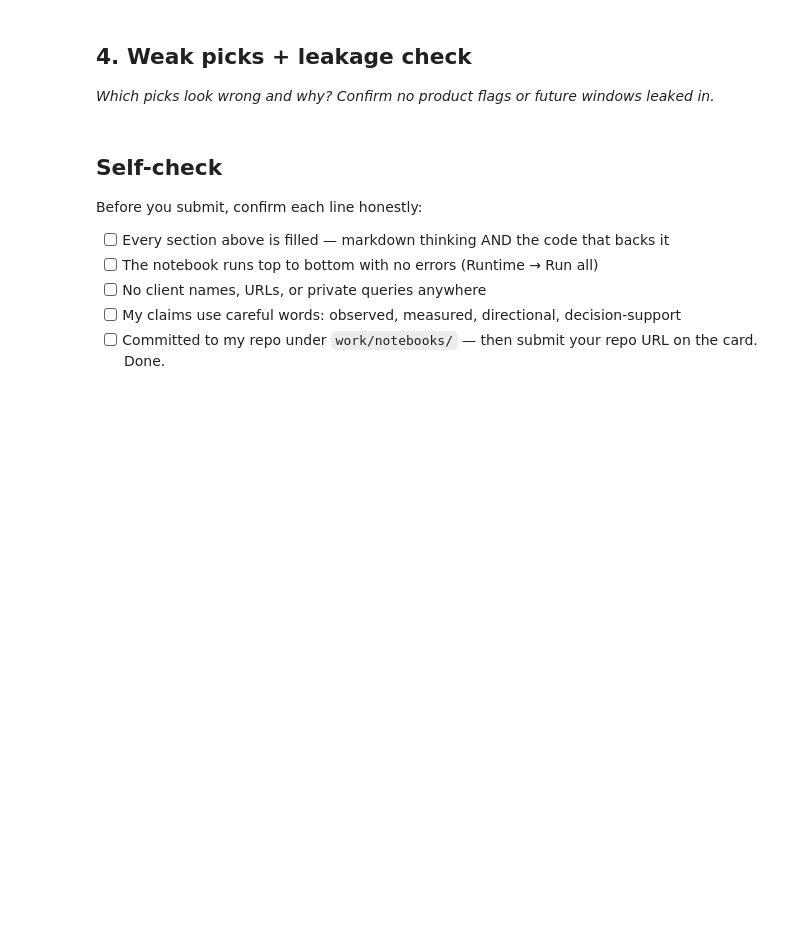
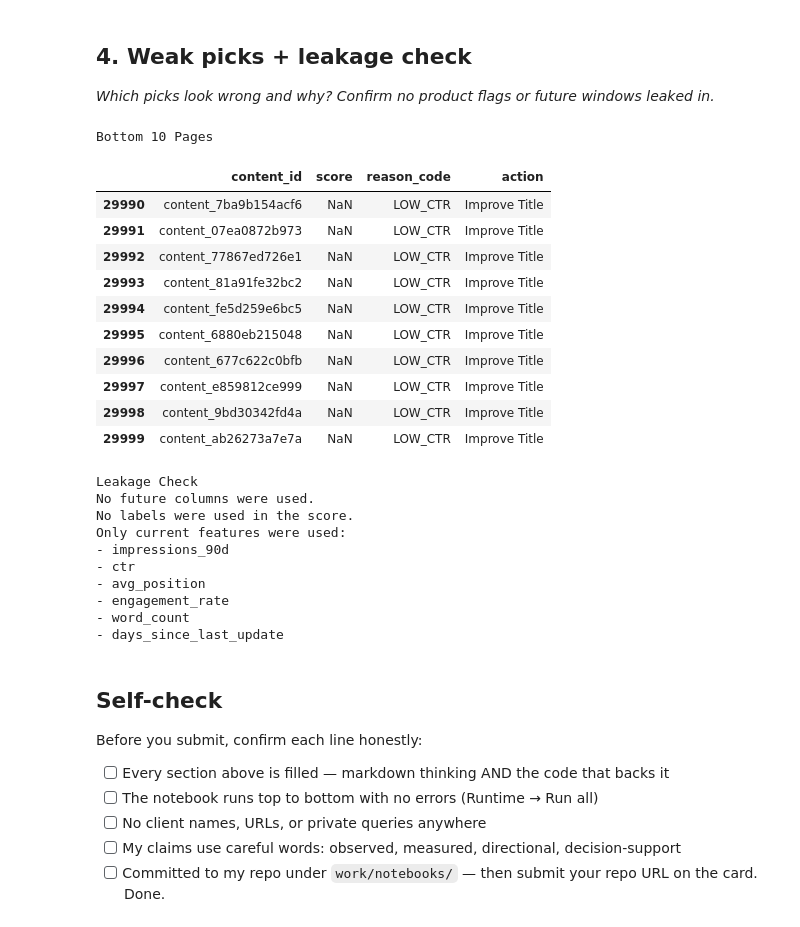
Before and after one commit to AyeshaRiaz66/FlyRank-ML-Internship, a Jupyter notebook: work/notebooks/w04_baseline_score.ipynb, the cells around one changed output. Drawn from its saved outputs; the diff is of its cells as text; code cells hidden in the pictures; blank space fills up the shorter version.

```diff
--- a/work/notebooks/w04_baseline_score.ipynb
+++ b/work/notebooks/w04_baseline_score.ipynb
@@ -37,3 +191,53 @@ This skeleton is yours to fill. Work the sections **in order** — each one has
+# %%
+print("Bottom 10 Pages")
+
+display(
+baseline.tail(10)[[
+"content_id",
+"score",
+"reason_code",
+"action"
+]]
+)
+
+print()
+
+print("Leakage Check")
+
+print("No future columns were used.")
+
+print("No labels were used in the score.")
+
+print("Only current features were used:")
+print("- impressions_90d")
+print("- ctr")
+print("- avg_position")
+print("- engagement_rate")
+print("- word_count")
+print("- days_since_last_update")
+# %% [output]
+Bottom 10 Pages
+|  | content_id | score | reason_code | action |
+| 29990 | content_7ba9b154acf6 | NaN | LOW_CTR | Improve Title |
+| 29991 | content_07ea0872b973 | NaN | LOW_CTR | Improve Title |
+| 29992 | content_77867ed726e1 | NaN | LOW_CTR | Improve Title |
+| 29993 | content_81a91fe32bc2 | NaN | LOW_CTR | Improve Title |
+| 29994 | content_fe5d259e6bc5 | NaN | LOW_CTR | Improve Title |
+| 29995 | content_6880eb215048 | NaN | LOW_CTR | Improve Title |
+| 29996 | content_677c622c0bfb | NaN | LOW_CTR | Improve Title |
+| 29997 | content_e859812ce999 | NaN | LOW_CTR | Improve Title |
+| 29998 | content_9bd30342fd4a | NaN | LOW_CTR | Improve Title |
+| 29999 | content_ab26273a7e7a | NaN | LOW_CTR | Improve Title |
+Leakage Check
+No future columns were used.
+No labels were used in the score.
+Only current features were used:
+- impressions_90d
+- ctr
+- avg_position
+- engagement_rate
+- word_count
+- days_since_last_update
 # %% [markdown]
 ## Self-check
 
```
Also changed, not shown: parts of 11 cells of this notebook.
